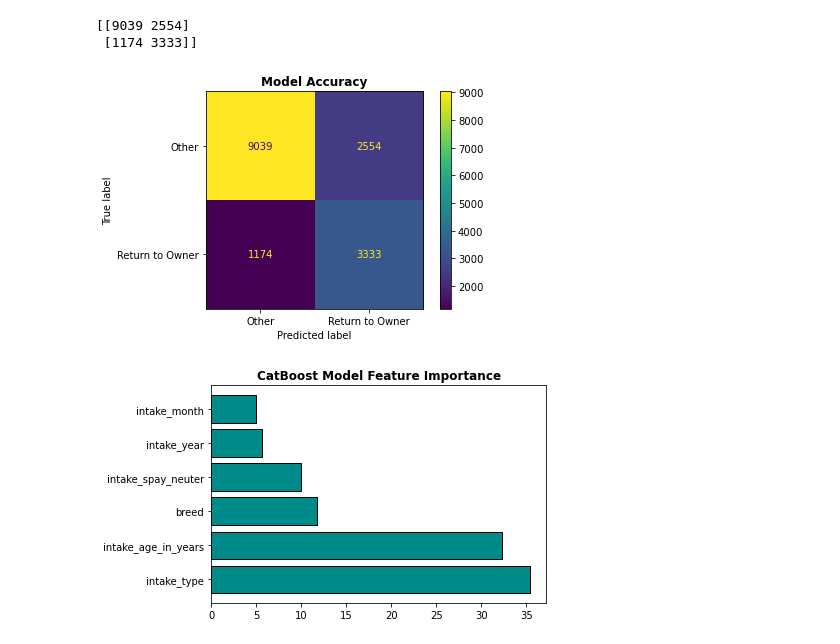
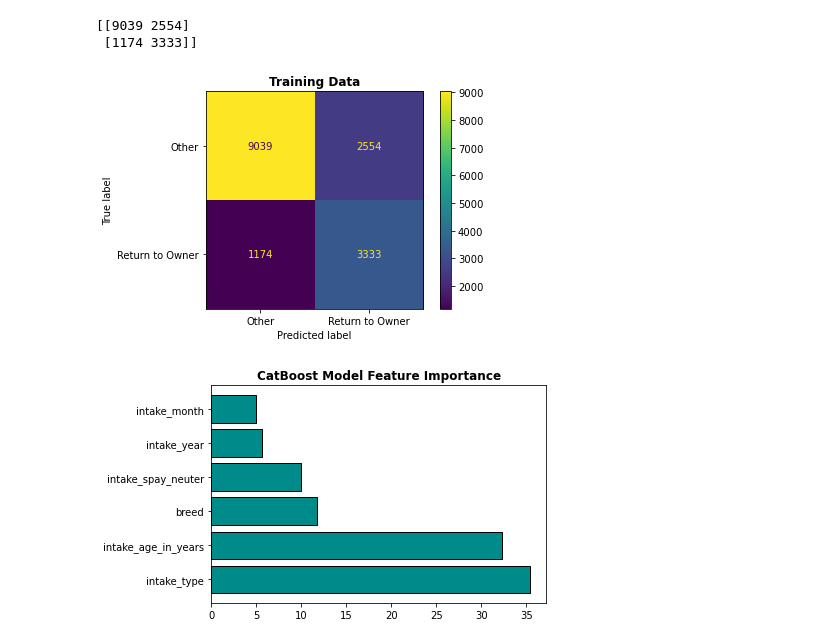
Before and after one commit to lordfrahnk/austin_shelter, a Jupyter notebook: notebooks/13 - CatBoost Model Binary Target With SMOTE (v2).ipynb, the cells around one changed output. Drawn from its saved outputs; the diff is of its cells as text; code cells hidden in the pictures.

```diff
--- a/notebooks/13 - CatBoost Model Binary Target With SMOTE (v2).ipynb
+++ b/notebooks/13 - CatBoost Model Binary Target With SMOTE (v2).ipynb
@@ -191,10 +192,10 @@ print(confusion_matrix(y_test, preds))
  [1174 3333]]
 # %%
 plot_confusion_matrix(clf, X_test, y_test, cmap='viridis')
-plt.title('Model Accuracy', weight='bold')
+plt.title('Training Data', weight='bold')
 plt.savefig('../plots/model_accuracy_confusion_matrix', dpi=300);
 # %% [output]
-[figure, old version]
+[figure, new version]
 # %%
 data = clf.get_feature_importance(prettified=True)
 
```
Also changed, not shown: parts of 14 cells of this notebook, 6 other files.
